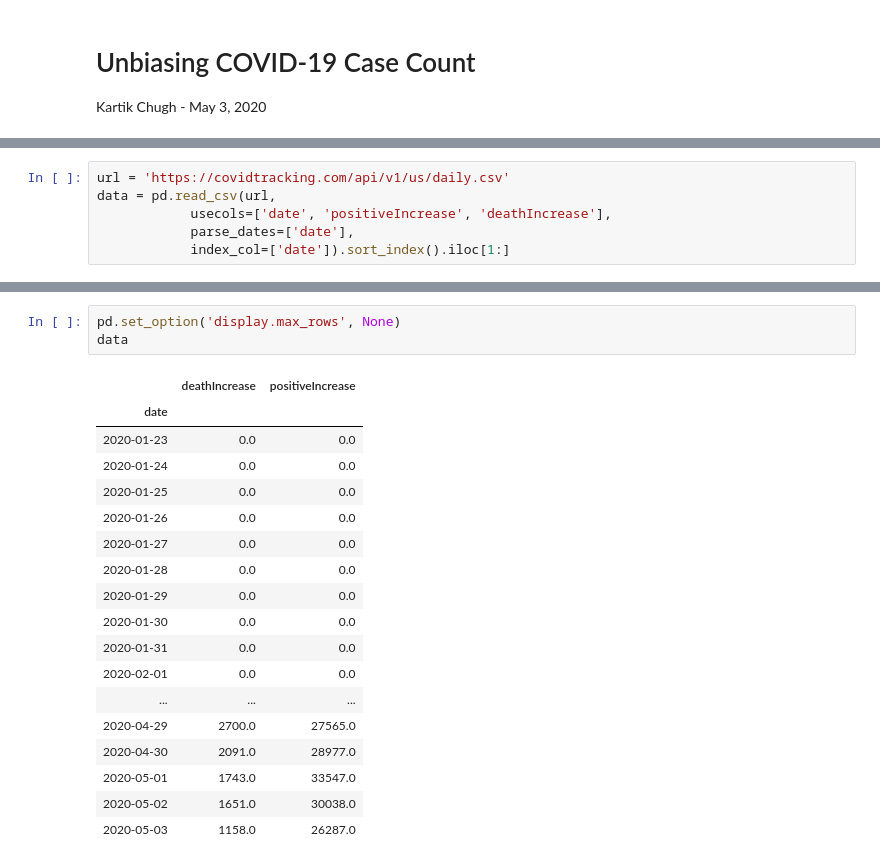
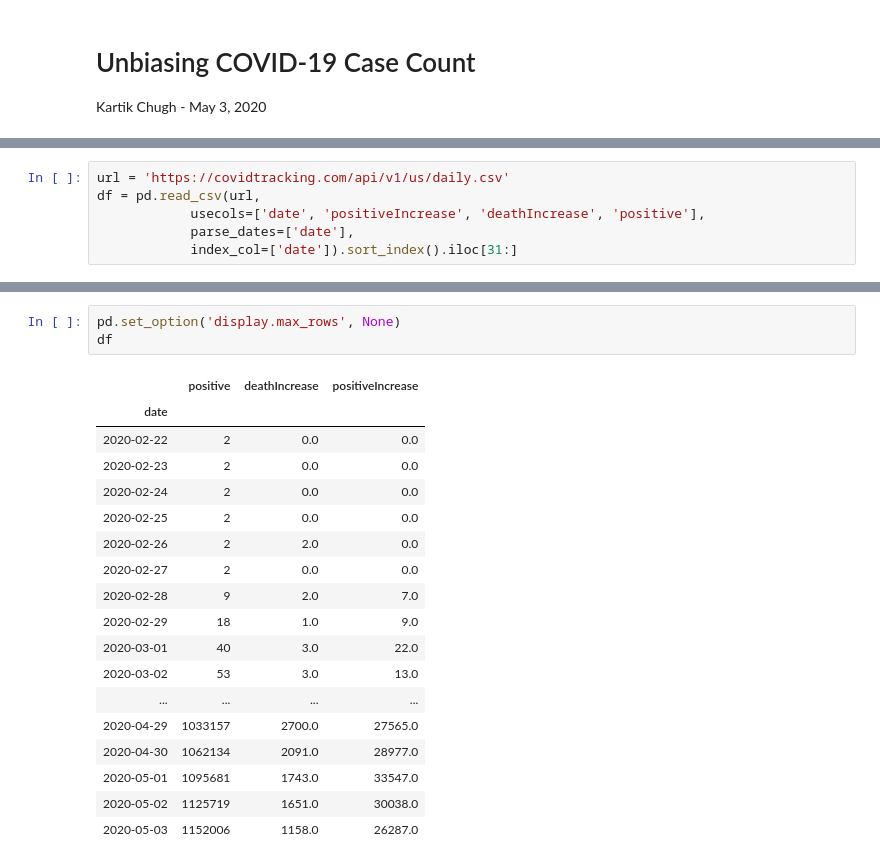
Before and after one commit to KartikChugh/COVID-Case-Estimation, a Jupyter notebook: covid-notebook.ipynb, the cells around one changed output, grey strips where cells are left out. Drawn from its saved outputs; the diff is of its cells as text.

```diff
--- a/covid-notebook.ipynb
+++ b/covid-notebook.ipynb
@@ -14,6 +18,6 @@ DOUBLING_TIME = 2.5
 # %%
 url = 'https://covidtracking.com/api/v1/us/daily.csv'
-data = pd.read_csv(url,
-            usecols=['date', 'positiveIncrease', 'deathIncrease'],
+df = pd.read_csv(url,
+            usecols=['date', 'positiveIncrease', 'deathIncrease', 'positive'],
             parse_dates=['date'],
-            index_col=['date']).sort_index().iloc[1:]
+            index_col=['date']).sort_index().iloc[31:]
@@ -25,22 +24,22 @@ data.plot()
 # %%
 pd.set_option('display.max_rows', None)
-data
+df
 # %% [output]
-|  | deathIncrease | positiveIncrease |
-| date |  |  |
-| 2020-01-23 | 0.0 | 0.0 |
-| 2020-01-24 | 0.0 | 0.0 |
-| 2020-01-25 | 0.0 | 0.0 |
-| 2020-01-26 | 0.0 | 0.0 |
-| 2020-01-27 | 0.0 | 0.0 |
-| 2020-01-28 | 0.0 | 0.0 |
-| 2020-01-29 | 0.0 | 0.0 |
-| 2020-01-30 | 0.0 | 0.0 |
-| 2020-01-31 | 0.0 | 0.0 |
-| 2020-02-01 | 0.0 | 0.0 |
-| ... | ... | ... |
-| 2020-04-29 | 2700.0 | 27565.0 |
-| 2020-04-30 | 2091.0 | 28977.0 |
-| 2020-05-01 | 1743.0 | 33547.0 |
-| 2020-05-02 | 1651.0 | 30038.0 |
-| 2020-05-03 | 1158.0 | 26287.0 |
+|  | positive | deathIncrease | positiveIncrease |
+| date |  |  |  |
+| 2020-02-22 | 2 | 0.0 | 0.0 |
+| 2020-02-23 | 2 | 0.0 | 0.0 |
+| 2020-02-24 | 2 | 0.0 | 0.0 |
+| 2020-02-25 | 2 | 0.0 | 0.0 |
+| 2020-02-26 | 2 | 2.0 | 0.0 |
+| 2020-02-27 | 2 | 0.0 | 0.0 |
+| 2020-02-28 | 9 | 2.0 | 7.0 |
+| 2020-02-29 | 18 | 1.0 | 9.0 |
+| 2020-03-01 | 40 | 3.0 | 22.0 |
+| 2020-03-02 | 53 | 3.0 | 13.0 |
+| ... | ... | ... | ... |
+| 2020-04-29 | 1033157 | 2700.0 | 27565.0 |
+| 2020-04-30 | 1062134 | 2091.0 | 28977.0 |
+| 2020-05-01 | 1095681 | 1743.0 | 33547.0 |
+| 2020-05-02 | 1125719 | 1651.0 | 30038.0 |
+| 2020-05-03 | 1152006 | 1158.0 | 26287.0 |
```
Also changed, not shown: parts of 15 cells of this notebook.
